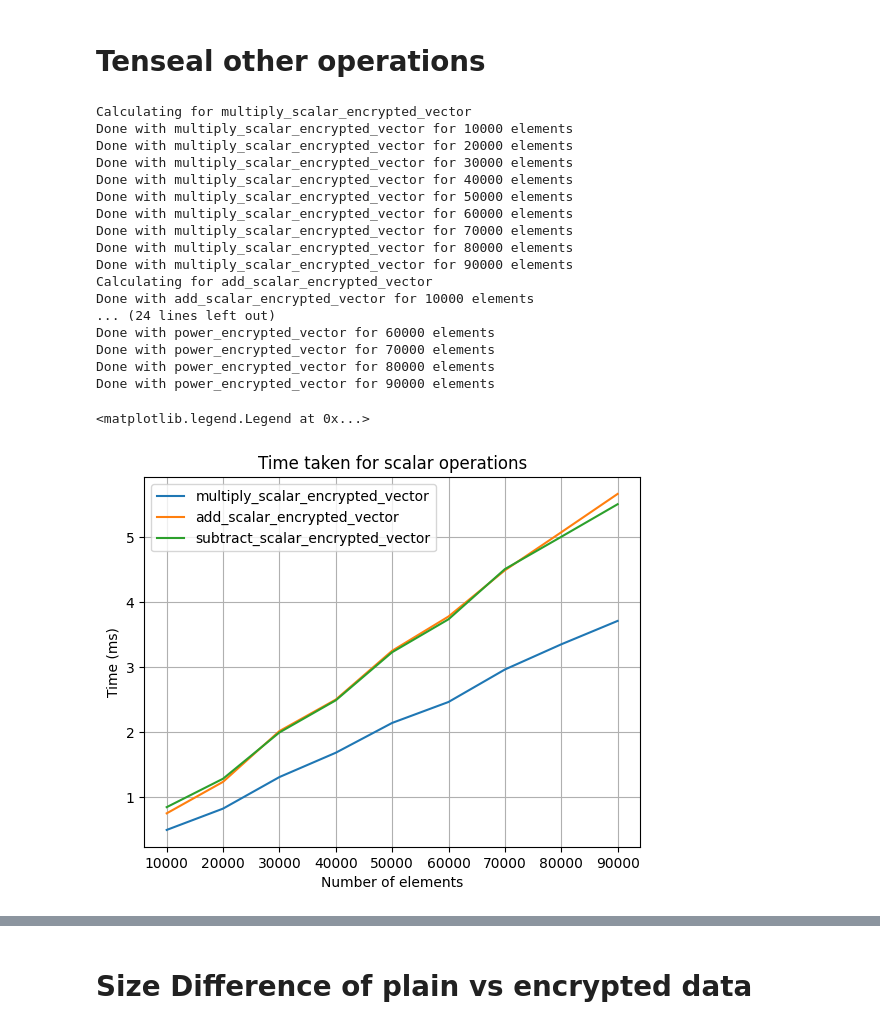
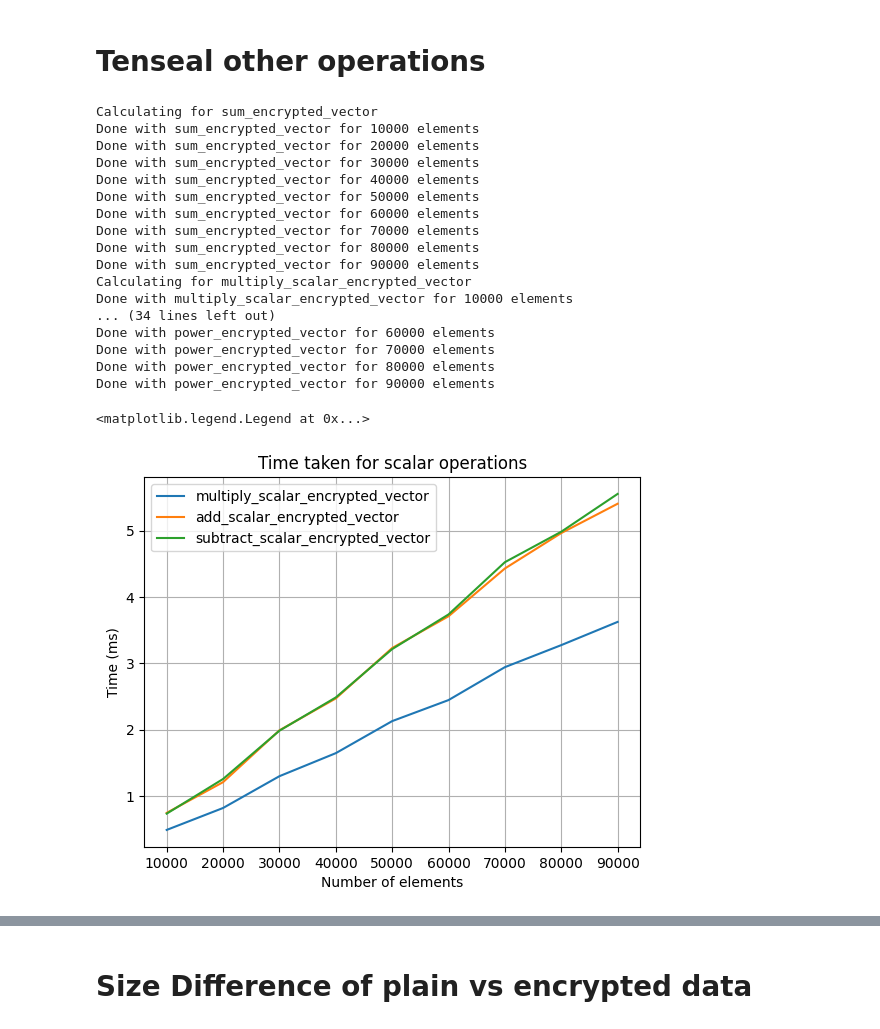
Before and after one commit to priyanshu2015/PPC-Techniques-Implementation, a Jupyter notebook: analytics.ipynb, the cells around one changed output, grey strips where cells are left out. Saved outputs shown, nothing was run; the diff lists cells and outputs as text; code cells hidden in the pictures.

```diff
--- a/analytics.ipynb
+++ b/analytics.ipynb
@@ -484,7 +484,7 @@ plt.legend()
 # %% [markdown]
 # Tenseal other operations
 # %%
-def sum_encrypted_vector(encrypted_vectors: list[ts.bfv_vector]) -> ts.bfv_vector:
+def sum_encrypted_vector(encrypted_vectors: list[ts.bfv_vector], scalar: int) -> ts.bfv_vector:
     encrypted_sum = encrypted_vectors[0].sum()
     for s in encrypted_vectors[1:]:
         encrypted_sum += s.sum()
@@ -517,7 +517,7 @@ NUMBER_OF_ELEMENTS = 100000
 STEPS = 10000
 
 operation_times = {}
-for operation in [multiply_scalar_encrypted_vector, add_scalar_encrypted_vector, subtract_scalar_encrypted_vector, power_encrypted_vector]:
+for operation in [sum_encrypted_vector, multiply_scalar_encrypted_vector, add_scalar_encrypted_vector, subtract_scalar_encrypted_vector, power_encrypted_vector]:
     if operation not in operation_times:
         operation_times[operation.__name__] = []
     print(f"Calculating for {operation.__name__}")
@@ -535,19 +535,19 @@ for operation in [multiply_scalar_encrypted_vector, add_scalar_encrypted_vector,
         operation_times[operation.__name__].append(np.median(times_temp))
         print(f"Done with {operation.__name__} for {i} elements")
 # %% [output]
+Calculating for sum_encrypted_vector
+Done with sum_encrypted_vector for 10000 elements
+Done with sum_encrypted_vector for 20000 elements
+Done with sum_encrypted_vector for 30000 elements
+Done with sum_encrypted_vector for 40000 elements
+Done with sum_encrypted_vector for 50000 elements
+Done with sum_encrypted_vector for 60000 elements
+Done with sum_encrypted_vector for 70000 elements
+Done with sum_encrypted_vector for 80000 elements
+Done with sum_encrypted_vector for 90000 elements
 Calculating for multiply_scalar_encrypted_vector
 Done with multiply_scalar_encrypted_vector for 10000 elements
-Done with multiply_scalar_encrypted_vector for 20000 elements
-Done with multiply_scalar_encrypted_vector for 30000 elements
-Done with multiply_scalar_encrypted_vector for 40000 elements
-Done with multiply_scalar_encrypted_vector for 50000 elements
-Done with multiply_scalar_encrypted_vector for 60000 elements
-Done with multiply_scalar_encrypted_vector for 70000 elements
-Done with multiply_scalar_encrypted_vector for 80000 elements
-Done with multiply_scalar_encrypted_vector for 90000 elements
-Calculating for add_scalar_encrypted_vector
-Done with add_scalar_encrypted_vector for 10000 elements
-... (24 lines left out)
+... (34 lines left out)
 Done with power_encrypted_vector for 60000 elements
 Done with power_encrypted_vector for 70000 elements
 Done with power_encrypted_vector for 80000 elements
@@ -555,22 +555,22 @@ Done with power_encrypted_vector for 90000 elements
 # %%
 # plot the times
 
 plt.figure()
 # enable the grid
 plt.grid(True)
 plt.xlabel("Number of elements")
 plt.ylabel("Time (ms)")
 plt.title("Time taken for scalar operations")
 
 for operation, times in operation_times.items():
-    if operation == "power_encrypted_vector":
+    if operation == "power_encrypted_vector" or operation == "sum_encrypted_vector":
         continue
     plt.plot(range(START, NUMBER_OF_ELEMENTS, STEPS), times, label=operation)
 
 plt.legend()
 # %% [output]
 <matplotlib.legend.Legend at 0x...>
-[figure, old version]
+[figure, new version]
 # %%
 # plot the times
 
```
Also changed, not shown: parts of 1 cell of this notebook.
